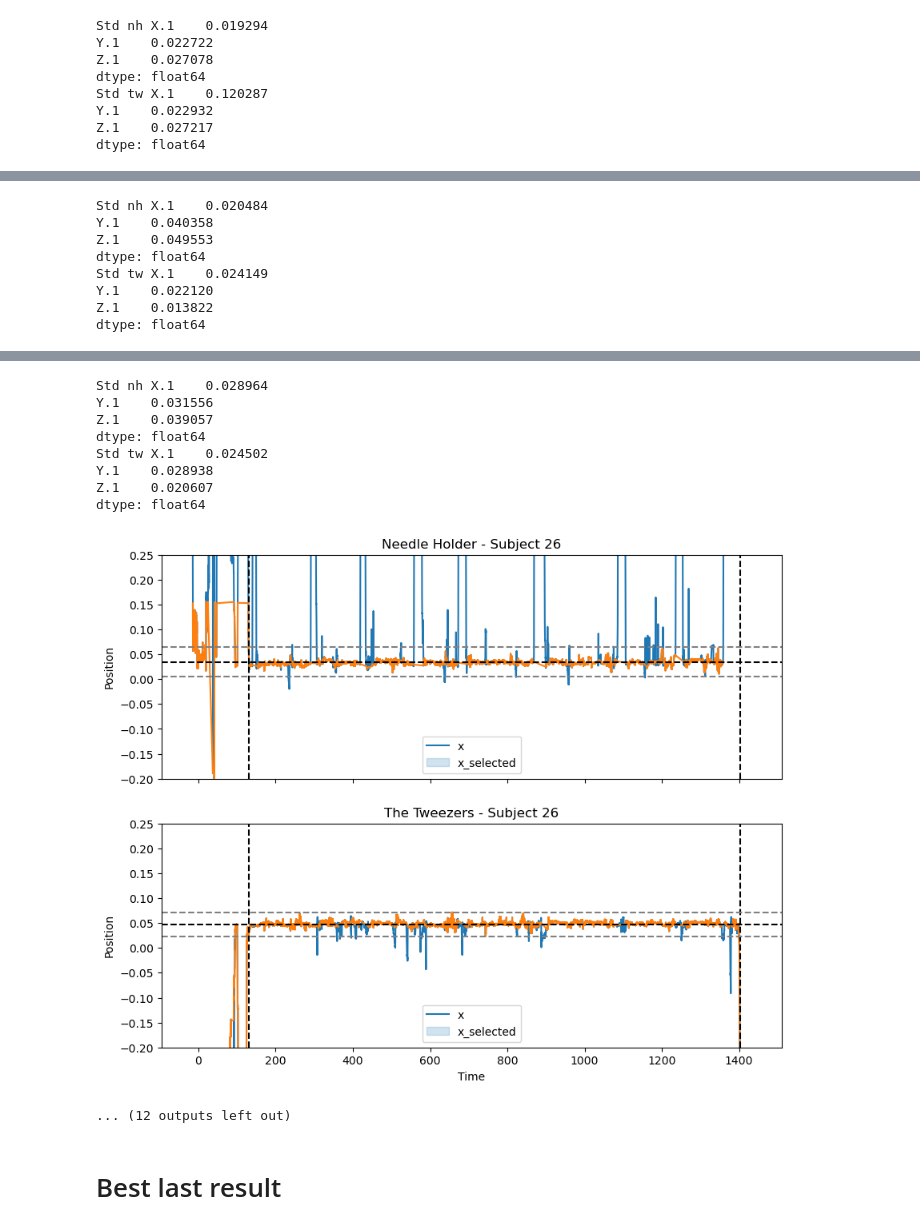
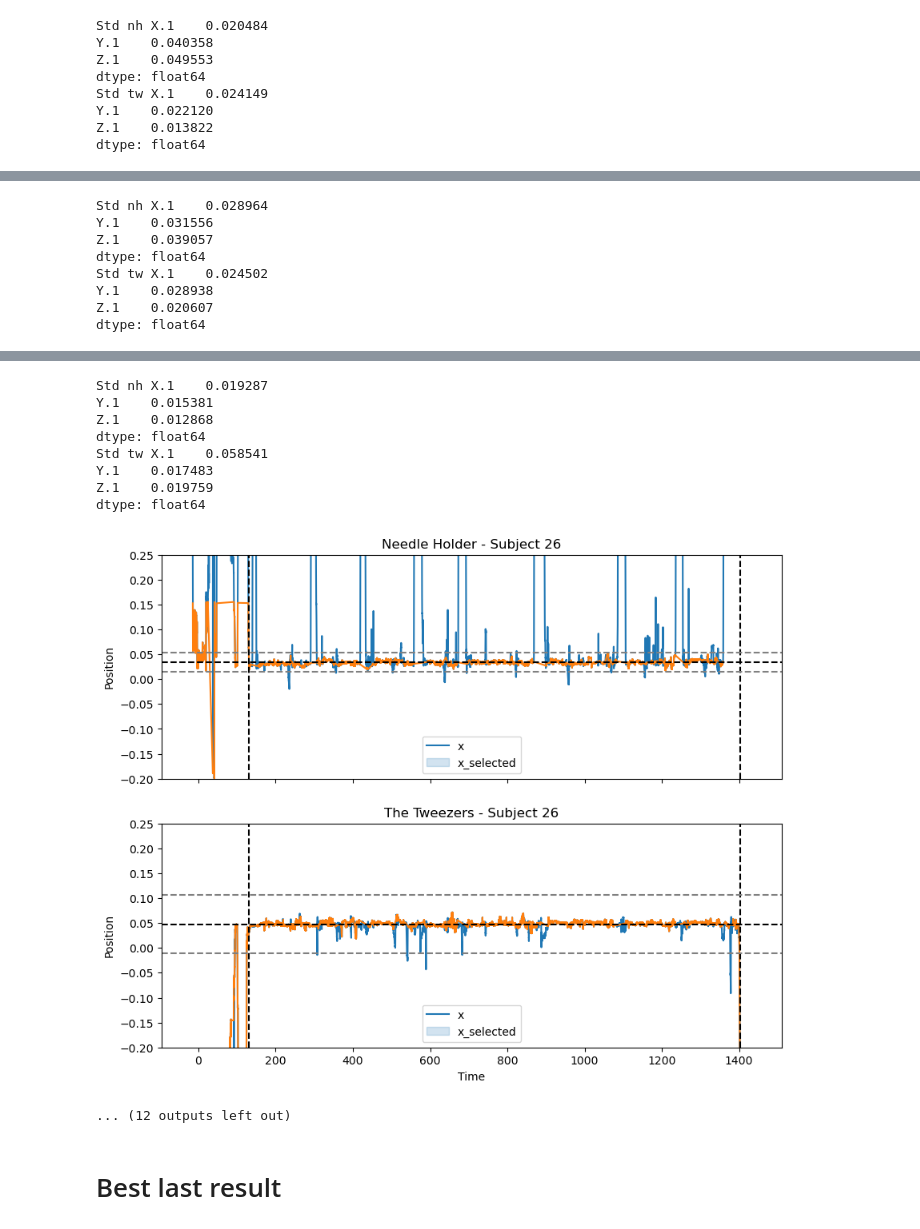
Before and after one commit to gv21/Project_LASA, a Jupyter notebook: step1_final_w12.ipynb, the cells around one changed output, grey strips where cells are left out. Saved outputs shown, nothing was run; the diff lists cells and outputs as text; code cells hidden in the pictures.

```diff
--- a/step1_final_w12.ipynb
+++ b/step1_final_w12.ipynb
@@ -287,10 +337,6 @@ for subject in subjects:
 
     medians_nh = (needle_holder_rec[['X.1', 'Y.1', 'Z.1']]).median()
     medians_tw = (tweezers_rec[['X.1', 'Y.1', 'Z.1']]).median()
-    std_nh =  (selected_points_nh[['X.1', 'Y.1', 'Z.1']]).std()
-    std_tw =  (selected_points_tw[['X.1', 'Y.1', 'Z.1']]).std()
-    print('Std nh', std_nh)
-    print('Std tw', std_tw)
 
     """X Position"""
     selected_xpos_nh, selected_xpos_tw = remove_extreme_using_x_pos(needle_holder_rec, tweezers_rec, prop_nh=0.5, prop_tw=0.5)
@@ -328,8 +374,12 @@ for subject in subjects:
     selected_points_nh = needle_holder_rec[mask_glass_nh & mask_extreme_v_glass_nh] #v is the most discriminative in this case compared to xpos
     selected_points_tw = tweezers_rec[mask_glass_tw & mask_extreme_v_glass_tw] #v is the most discriminative in this case compared to xpos
 
+    #so far we excluded events where the tool is reaching the glass, we then want a more precise selection of points
     """2nd selection based on z position"""
-    #selected_zpos_nh, selected_zpos_tw = remove_extreme_using_z_pos(selected_points_nh, selected_points_tw, medians_nh, medians_tw)
+    std_nh =  (selected_points_nh[['X.1', 'Y.1', 'Z.1']]).std()
+    std_tw =  (selected_points_tw[['X.1', 'Y.1', 'Z.1']]).std()
+    print('Std nh', std_nh)
+    print('Std tw', std_tw)
     if (subject == 19): #subject 19 is treated separately
         selected_zpos_nh, selected_zpos_tw = remove_extreme_using_z_pos2_sub19(needle_holder_rec, tweezers_rec)
     else:
@@ -371,23 +421,23 @@ for subject in subjects:
     """2nd selection based on x position"""
     if (subject!=1):
         selected_xpos2_nh, selected_xpos2_tw = remove_extreme_using_x_pos_on_selected_data(needle_holder_rec, tweezers_rec, std_nh, std_tw, medians_nh, medians_tw)
-        time_event_xpos2_nh, time_event_xpos2_tw = compute_event_time_pos(full_segments_time[i], needle_holder_rec, tweezers_rec, selected_xpos2_nh,
+    else:
+        #ne change rien je ne sais pas pk!
+        selected_xpos2_nh, selected_xpos2_tw  = remove_extreme_using_x_pos_on_selected_data_sub1(needle_holder_rec, tweezers_rec, selected_points_nh, selected_points_tw)
+    time_event_xpos2_nh, time_event_xpos2_tw = compute_event_time_pos(full_segments_time[i], needle_holder_rec, tweezers_rec, selected_xpos2_nh,
                                                                 selected_xpos2_tw)
 
-        pairs_t_xpos2_nh = compute_pairs_time(time_event_xpos2_nh[0], time_event_xpos2_nh[1])
-        pairs_t_xpos2_tw = compute_pairs_time(time_event_xpos2_tw[0], time_event_xpos2_tw[1])
+    pairs_t_xpos2_nh = compute_pairs_time(time_event_xpos2_nh[0], time_event_xpos2_nh[1])
+    pairs_t_xpos2_tw = compute_pairs_time(time_event_xpos2_tw[0], time_event_xpos2_tw[1])
 
-        pairs_adjusted_t_xpos2_nh = adjust_time_pair(selected_points_nh3, pairs_t_xpos2_nh, medians_nh['X.1'], time_allowed = 6)
-        pairs_adjusted_t_xpos2_tw = adjust_time_pair(selected_points_tw3, pairs_t_xpos2_tw, medians_tw['X.1'], time_allowed=6)
+    pairs_adjusted_t_xpos2_nh = adjust_time_pair(selected_points_nh3, pairs_t_xpos2_nh, medians_nh['X.1'], time_allowed = 6)
+    pairs_adjusted_t_xpos2_tw = adjust_time_pair(selected_points_tw3, pairs_t_xpos2_tw, medians_tw['X.1'], time_allowed=6)
 
-        mask_extreme_xpos2_event_removed_nh = remove_extreme(selected_points_nh3, pairs_adjusted_t_xpos2_nh)
-        mask_extreme_xpos2_event_removed_tw = remove_extreme(selected_points_tw3, pairs_adjusted_t_xpos2_tw)
+    mask_extreme_xpos2_event_removed_nh = remove_extreme(selected_points_nh3, pairs_adjusted_t_xpos2_nh)
+    mask_extreme_xpos2_event_removed_tw = remove_extreme(selected_points_tw3, pairs_adjusted_t_xpos2_tw)
 
-        selected_points_nh4 = selected_points_nh3[mask_extreme_xpos2_event_removed_nh]
-        selected_points_tw4 = selected_points_tw3[mask_extreme_xpos2_event_removed_tw]
-    else:
-        selected_points_nh4 = selected_points_nh3
-        selected_points_tw4 = selected_points_tw3
+    selected_points_nh4 = selected_points_nh3[mask_extreme_xpos2_event_removed_nh]
+    selected_points_tw4 = selected_points_tw3[mask_extreme_xpos2_event_removed_tw]
 
     """end"""
 
@@ -421,8 +471,8 @@ for subject in subjects:
     ax2.axvline(x=start_t_task, color='black', linestyle='--')
     ax2.axvline(x=end_t_task, color='black', linestyle='--')
     ax2.axhline(y=medians_tw['X.1'], color='black', linestyle='--')
-    ax2.axhline(y=medians_tw['X.1']-max(0.00,std_tw['X.1']), color='grey', linestyle='--')
-    ax2.axhline(y=medians_tw['X.1']+ max(0.0,std_tw['X.1']), color='grey', linestyle='--')
+    ax2.axhline(y=medians_tw['X.1']-max(0.01,std_tw['X.1']), color='grey', linestyle='--')
+    ax2.axhline(y=medians_tw['X.1']+ max(0.01,std_tw['X.1']), color='grey', linestyle='--')
 
     ax2.set_xlabel('Time')
     ax2.set_ylabel('Position')
@@ -463,8 +514,8 @@ dtype: float64
-Std nh X.1    0.019294
-Y.1    0.022722
-Z.1    0.027078
+Std nh X.1    0.020484
+Y.1    0.040358
+Z.1    0.049553
 dtype: float64
-Std tw X.1    0.120287
-Y.1    0.022932
-Z.1    0.027217
+Std tw X.1    0.024149
+Y.1    0.022120
+Z.1    0.013822
 dtype: float64
@@ -472,8 +523,8 @@ dtype: float64
-Std nh X.1    0.020484
-Y.1    0.040358
-Z.1    0.049553
+Std nh X.1    0.028964
+Y.1    0.031556
+Z.1    0.039057
 dtype: float64
-Std tw X.1    0.024149
-Y.1    0.022120
-Z.1    0.013822
+Std tw X.1    0.024502
+Y.1    0.028938
+Z.1    0.020607
 dtype: float64
@@ -481,12 +532,12 @@ dtype: float64
-Std nh X.1    0.028964
-Y.1    0.031556
-Z.1    0.039057
+Std nh X.1    0.019287
+Y.1    0.015381
+Z.1    0.012868
 dtype: float64
-Std tw X.1    0.024502
-Y.1    0.028938
-Z.1    0.020607
+Std tw X.1    0.058541
+Y.1    0.017483
+Z.1    0.019759
 dtype: float64
-[figure, old version]
+[figure, new version]
 ... (12 outputs left out)
 # %% [markdown]
 # Best last result
```
Also changed, not shown: parts of 2 cells of this notebook.
